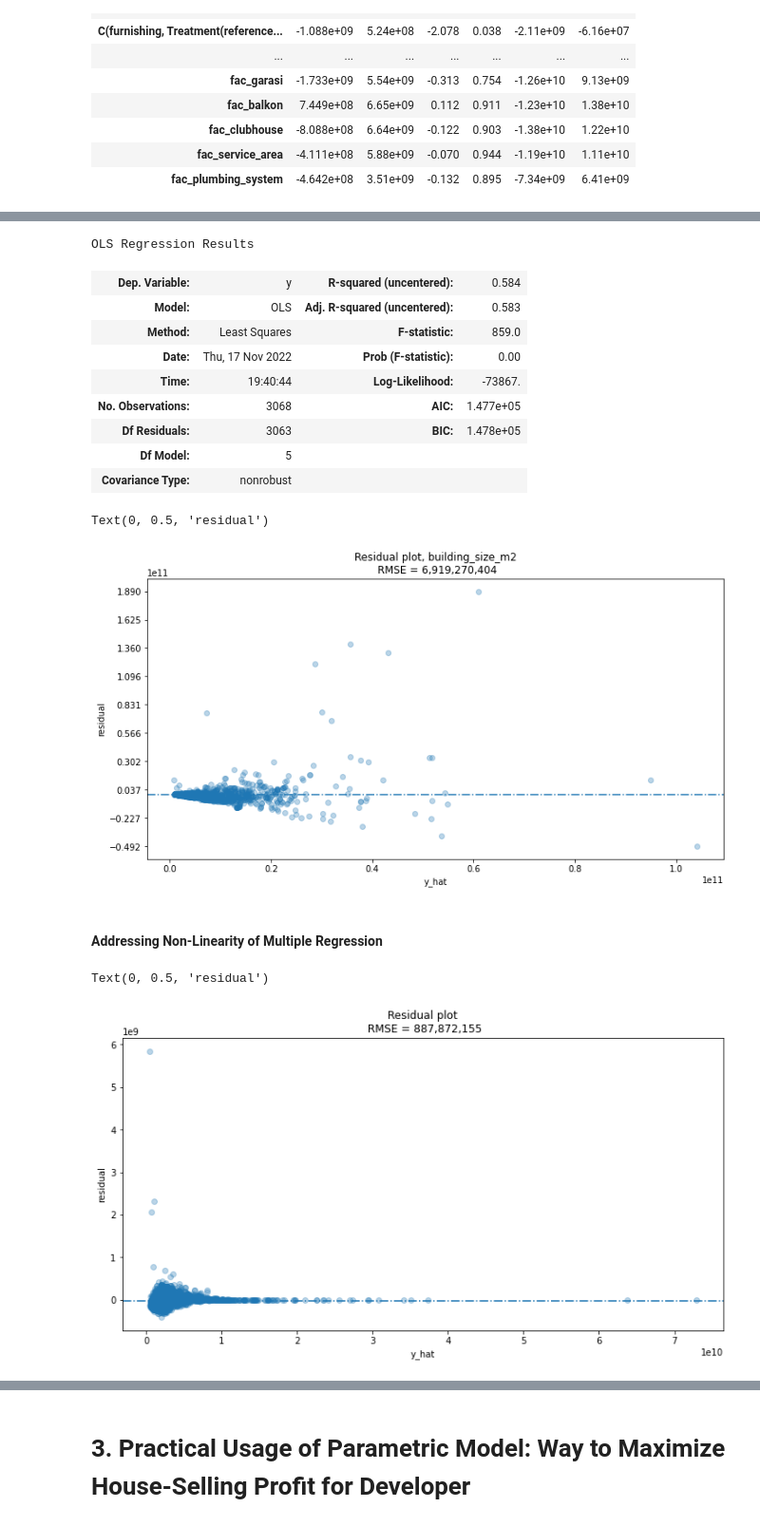
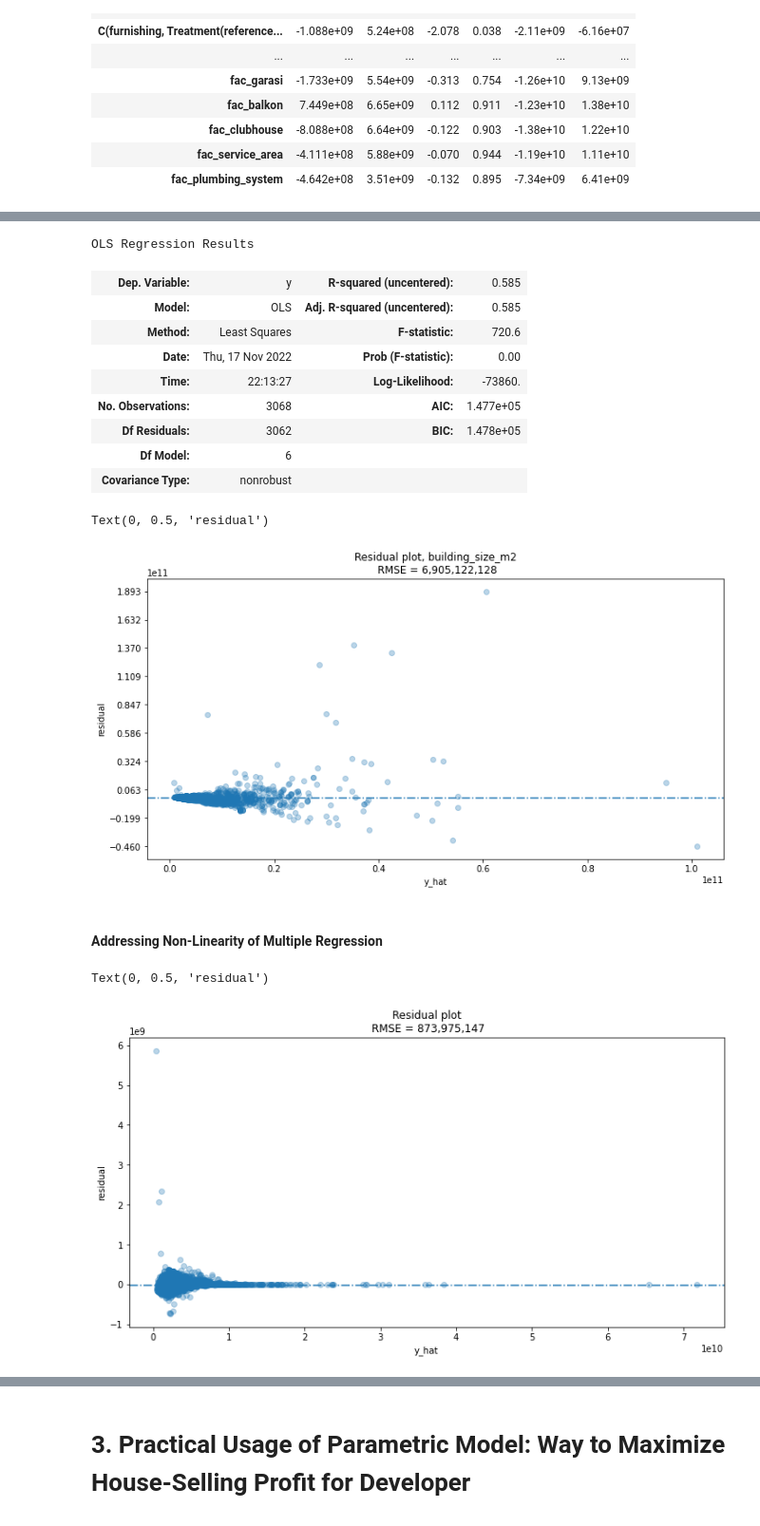
Before and after one commit to nbarizki/jabodetabekhousepricing, a Jupyter notebook: 3 - Linear Modeling of House Price.ipynb, the cells around one changed output, grey strips where cells are left out. Shown at 95% size. Cells and saved outputs as stored; diff of their text form; code cells hidden in the pictures.

```diff
--- a/3 - Linear Modeling of House Price.ipynb
+++ b/3 - Linear Modeling of House Price.ipynb
@@ -1066,8 +1070,7 @@ numerical_features = \
 f = 'price_in_rp ~ ' + ' + '.join(numerical_features) + ' - 1 + '
 f += 'C(city)' # `Bekasi` as reference
 y, X = dmatrices(f, train_set_transfd, return_type='dataframe')
-X
-X.drop(X.columns[[0, 1, 2, 3, 6, 7, 8]], axis=1, inplace=True)
+X.drop(X.columns[[0, 1, 2, 3, 6, 8]], axis=1, inplace=True)
 features = X.columns
 y = y.values.flatten()
 lm = OLS(y, X)
@@ -1084,14 +1094,14 @@ results.summary().tables[1]
 results.summary().tables[0]
 # %% [output]
 OLS Regression Results
-| Dep. Variable: | y | R-squared (uncentered): | 0.584 |
-| Model: | OLS | Adj. R-squared (uncentered): | 0.583 |
-| Method: | Least Squares | F-statistic: | 859.0 |
+| Dep. Variable: | y | R-squared (uncentered): | 0.585 |
+| Model: | OLS | Adj. R-squared (uncentered): | 0.585 |
+| Method: | Least Squares | F-statistic: | 720.6 |
 | Date: | Thu, 17 Nov 2022 | Prob (F-statistic): | 0.00 |
-| Time: | 19:40:44 | Log-Likelihood: | -73867. |
+| Time: | 22:13:27 | Log-Likelihood: | -73860. |
 | No. Observations: | 3068 | AIC: | 1.477e+05 |
-| Df Residuals: | 3063 | BIC: | 1.478e+05 |
-| Df Model: | 5 |  |  |
+| Df Residuals: | 3062 | BIC: | 1.478e+05 |
+| Df Model: | 6 |  |  |
 | Covariance Type: | nonrobust |  |  |
 # %%
 y_hat = results.predict(X).values
@@ -1107,29 +1117,29 @@ ax.set_xlabel('y_hat')
 ax.set_ylabel('residual')
 # %% [output]
 Text(0, 0.5, 'residual')
-[figure, old version]
+[figure, new version]
 # %% [markdown]
 #### **Addressing Non-Linearity of Multiple Regression**
 # %%
 X = X.values
-Z = X[:, [2, 3]]# Variables responsible for heteroscedacity
+Z = X[:, [3, 4]]# Variables responsible for heteroscedacity
 # Robust Regression
 reg = HetRobustRegression(fit_intercept=False)
 results = reg.fit(X, y, Z)
 y_hat = results.predict(X)
 weight = results.weight_
 weighted_resid = weight * (y - y_hat)
 mse = mean_squared_error(y, y_hat, sample_weight=weight)
 # matpltlib plot
 fig, ax = plt.subplots(figsize=(12, 6))
 ax.scatter(x=y_hat, y=weighted_resid, alpha=0.3)
 ax.axhline(y=weighted_resid.mean(), linestyle='-.')
 ax.set_title(f'Residual plot\n RMSE = {np.sqrt(mse):,.0f}')
 ax.set_xlabel('y_hat')
 ax.set_ylabel('residual')
 # %% [output]
 Text(0, 0.5, 'residual')
-[figure, old version]
+[figure, new version]
 # %%
 # Cook Distance
 W = diags(weight)
```
Also changed, not shown: parts of 21 cells of this notebook, 1 other file.
